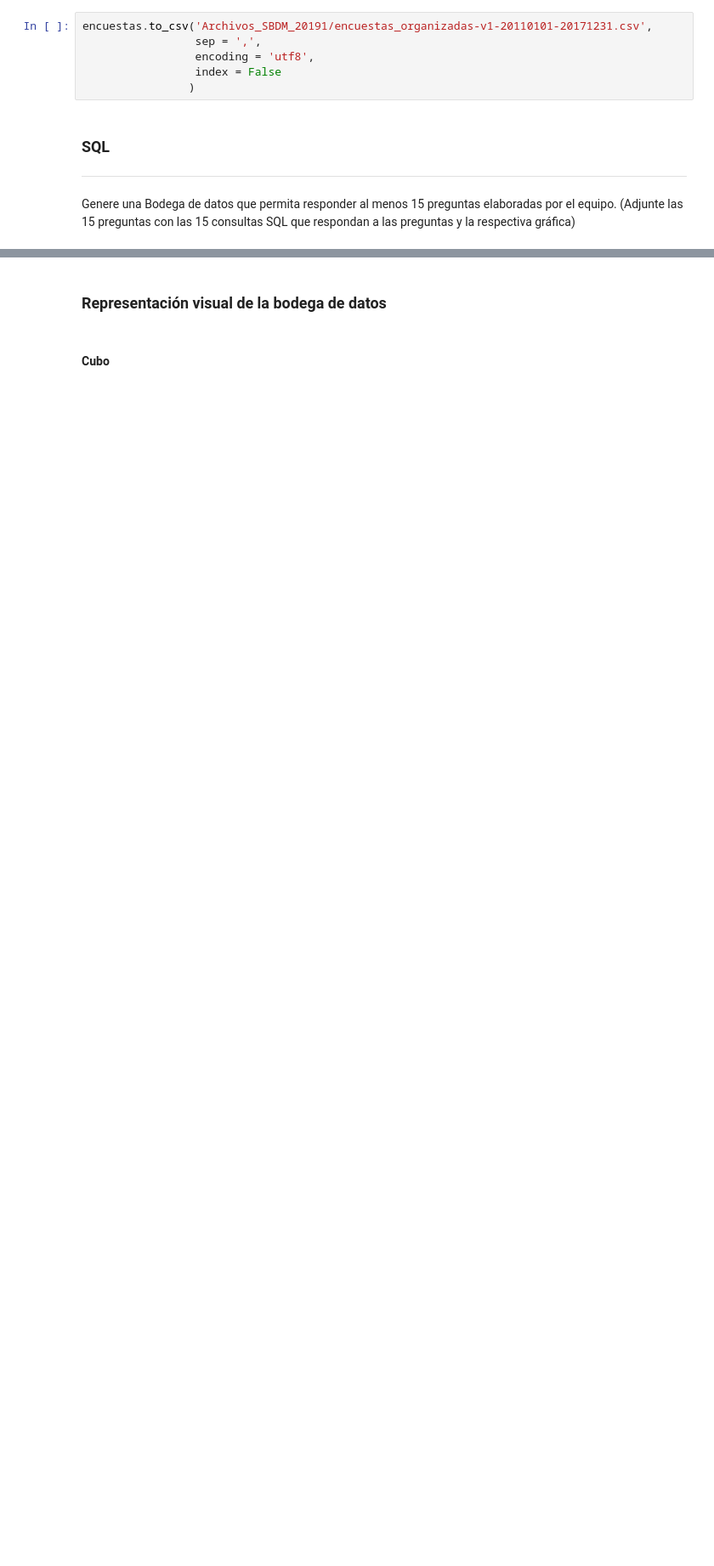
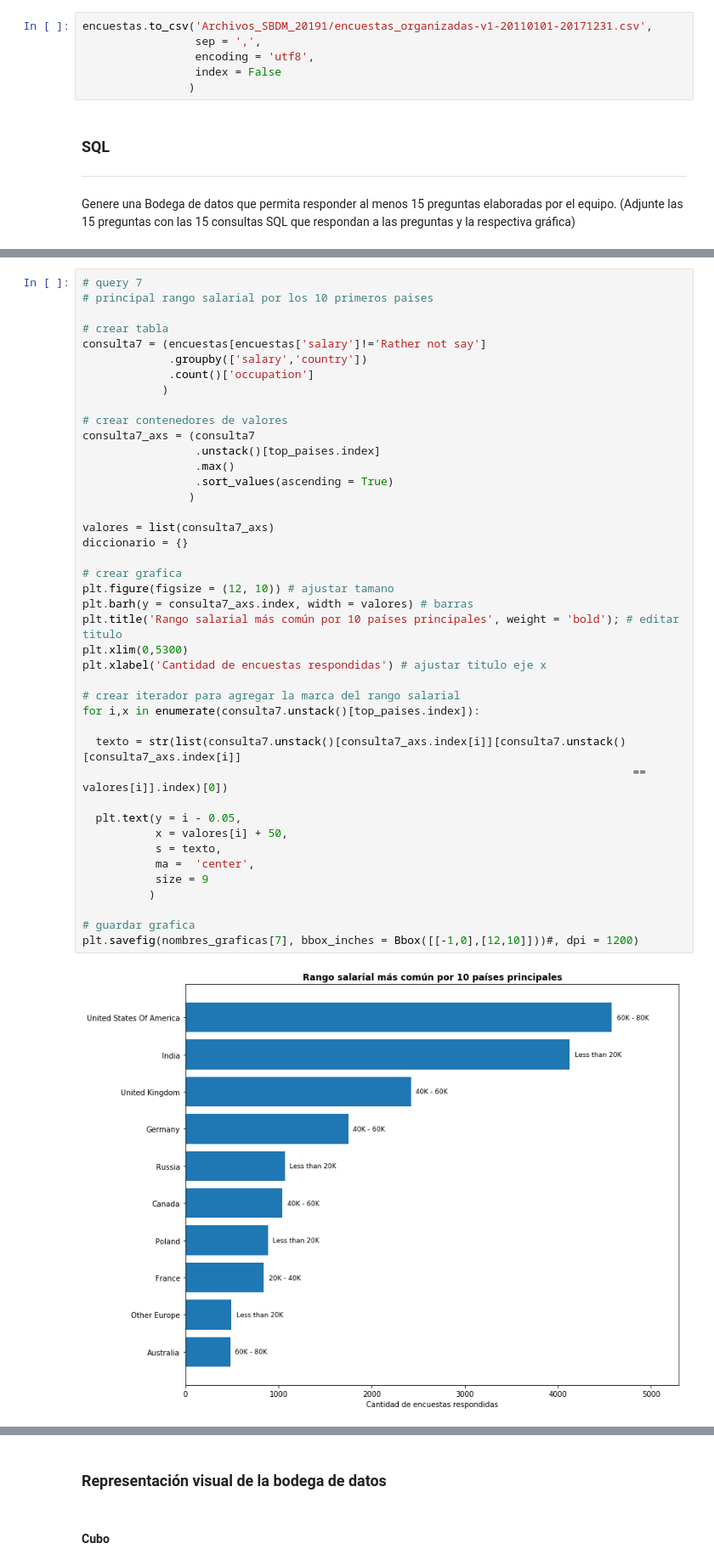
Before and after one commit to Juapatral/encuestas-stack-overflow, a Jupyter notebook: trabajo_final_sbdm_20191.ipynb, the cells around one changed output, grey strips where cells are left out. Shown at 85% size. Drawn from its saved outputs; the diff is of its cells as text; blank space fills up the shorter version.

```diff
--- a/trabajo_final_sbdm_20191.ipynb
+++ b/trabajo_final_sbdm_20191.ipynb
@@ -1165,0 +937,44 @@ plt.savefig('Archivos_SBDM_20191/query15.PNG', bbox_inches = Bbox([[-1,0],[6,6]]
+# %%
+# query 7
+# principal rango salarial por los 10 primeros paises
+
+# crear tabla
+consulta7 = (encuestas[encuestas['salary']!='Rather not say']
+             .groupby(['salary','country'])
+             .count()['occupation']
+            )
+
+# crear contenedores de valores
+consulta7_axs = (consulta7
+                 .unstack()[top_paises.index]
+                 .max()
+                 .sort_values(ascending = True)
+                )
+
+valores = list(consulta7_axs)
+diccionario = {}
+
+# crear grafica
+plt.figure(figsize = (12, 10)) # ajustar tamano
+plt.barh(y = consulta7_axs.index, width = valores) # barras
+plt.title('Rango salarial más común por 10 países principales', weight = 'bold'); # editar titulo
+plt.xlim(0,5300)
+plt.xlabel('Cantidad de encuestas respondidas') # ajustar titulo eje x
+
+# crear iterador para agregar la marca del rango salarial
+for i,x in enumerate(consulta7.unstack()[top_paises.index]):
+
+  texto = str(list(consulta7.unstack()[consulta7_axs.index[i]][consulta7.unstack()[consulta7_axs.index[i]]
+                                                                                   == valores[i]].index)[0])
+
+  plt.text(y = i - 0.05,
+           x = valores[i] + 50,
+           s = texto,
+           ma =  'center',
+           size = 9
+          )
+
+# guardar grafica
+plt.savefig(nombres_graficas[7], bbox_inches = Bbox([[-1,0],[12,10]]))#, dpi = 1200)
+# %% [output]
+[figure, added]
```
Also changed, not shown: parts of 52 cells of this notebook.
